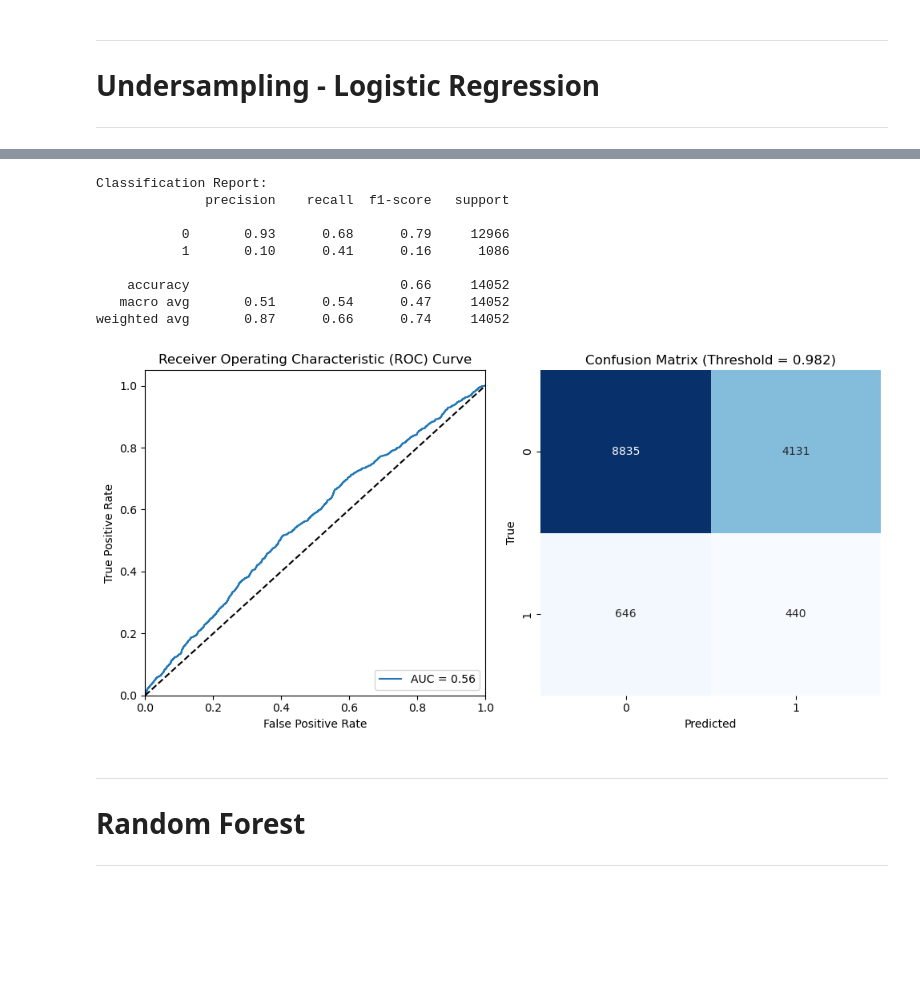
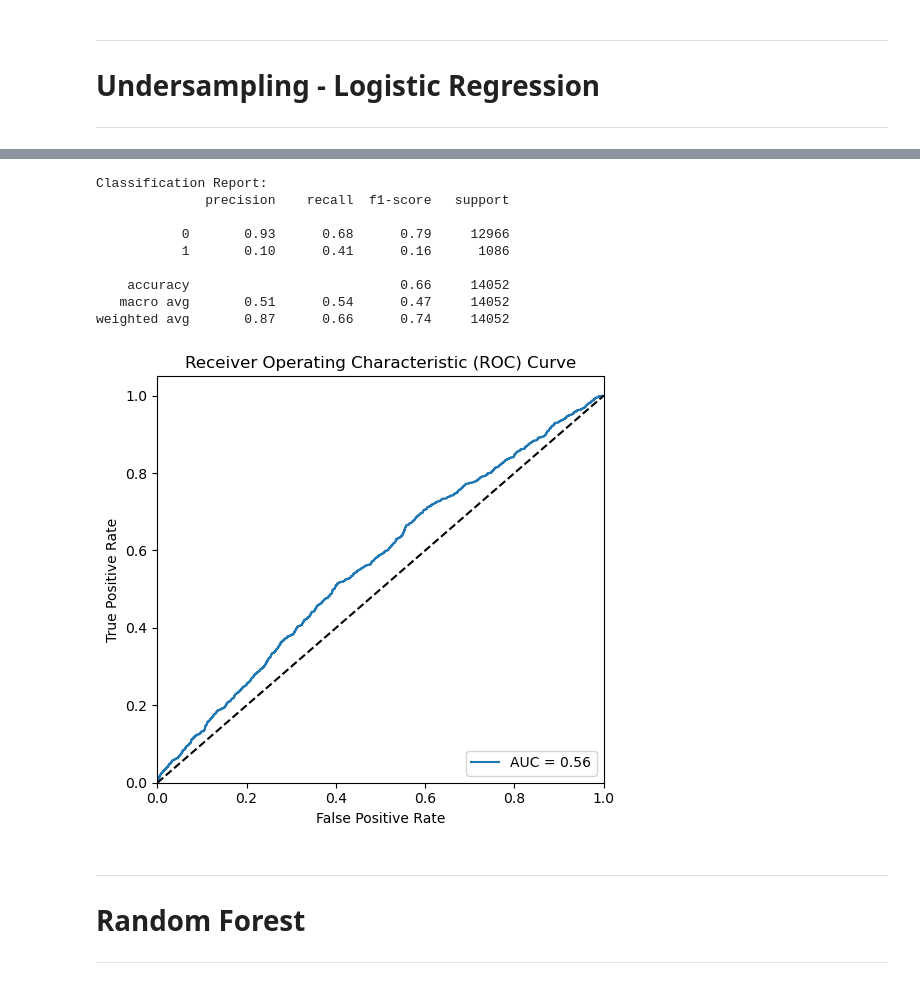
Before and after one commit to Mr-Chang95/Hospital-Readmittance-Classification, a Jupyter notebook: CaseStudy.ipynb, the cells around one changed output, grey strips where cells are left out. Saved outputs shown, nothing was run; the diff lists cells and outputs as text; code cells hidden in the pictures; blank space fills up the shorter version.

```diff
--- a/CaseStudy.ipynb
+++ b/CaseStudy.ipynb
@@ -998,46 +1045,34 @@ conf_matrix = confusion_matrix(y_test, y_pred)
 user_defined_threshold = 0.982
 
 # Plot classification report
 print("Classification Report:")
 print(classification_rep)
 
 # Plot ROC curve with threshold
 plt.figure(figsize=(10, 5))
 
 plt.subplot(1, 2, 1)
 plt.plot(fpr, tpr, label=f'AUC = {roc_auc:.2f}')
 plt.plot([0, 1], [0, 1], 'k--')
 plt.xlim([0.0, 1.0])
 plt.ylim([0.0, 1.05])
 plt.xlabel('False Positive Rate')
 plt.ylabel('True Positive Rate')
 plt.title('Receiver Operating Characteristic (ROC) Curve')
 plt.legend(loc='lower right')
-
-# apply threshold
-y_pred_threshold = (y_pred_proba >= user_defined_threshold).astype(int)
-conf_matrix_threshold = confusion_matrix(y_test, y_pred_threshold)
-
-# Plot confusion matrix with threshold
-plt.subplot(1, 2, 2)
-sns.heatmap(conf_matrix_threshold, annot=True, fmt="d", cmap="Blues", cbar=False)
-plt.xlabel("Predicted")
-plt.ylabel("True")
-plt.title(f"Confusion Matrix (Threshold = {user_defined_threshold})")
-
 plt.tight_layout()
 plt.show()
 # %% [output]
 Classification Report:
               precision    recall  f1-score   support
 
            0       0.93      0.68      0.79     12966
            1       0.10      0.41      0.16      1086
 
     accuracy                           0.66     14052
    macro avg       0.51      0.54      0.47     14052
 weighted avg       0.87      0.66      0.74     14052
-[figure, old version]
+[figure, new version]
 # %% [markdown]
 <hr>
 
```
Also changed, not shown: parts of 12 cells of this notebook, 1 other file.
